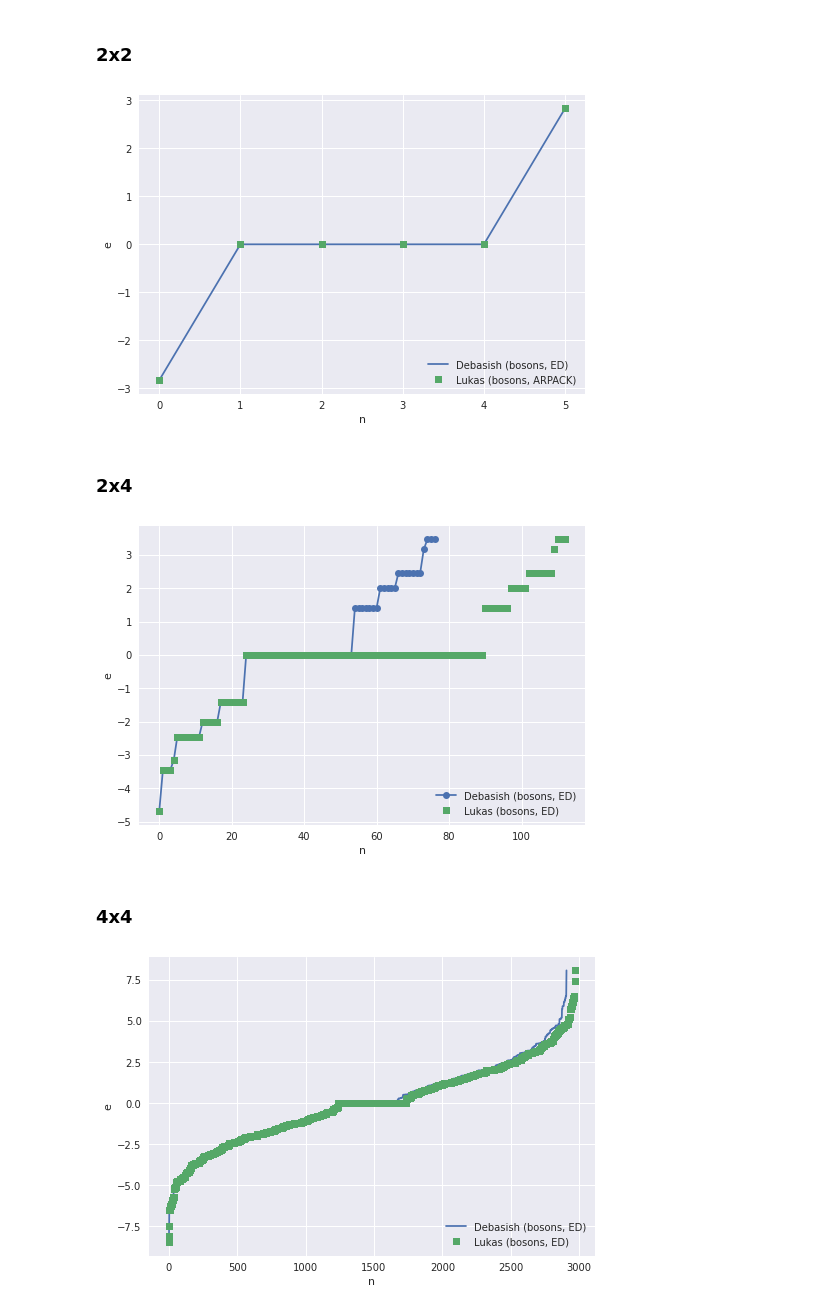
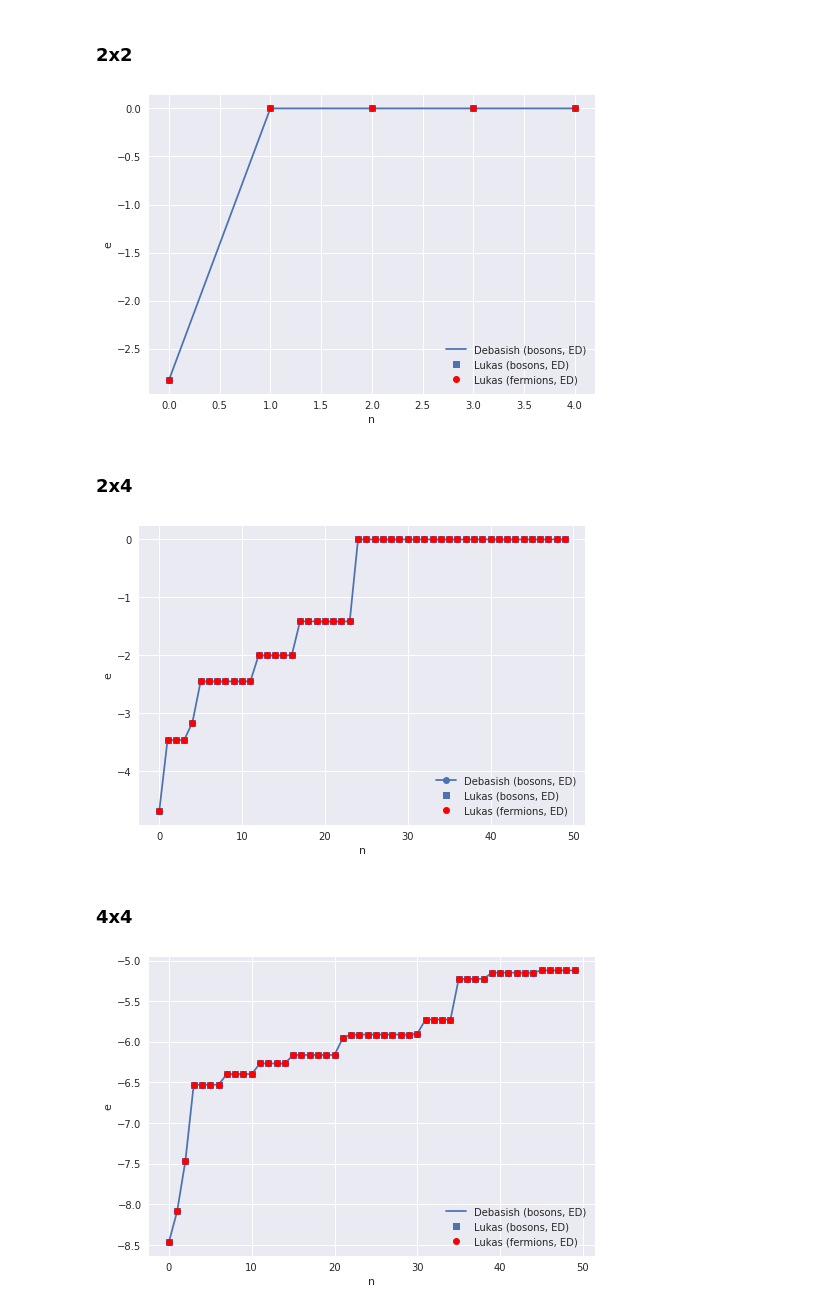
Before and after one commit to cygnus2/FQLMs, a Jupyter notebook: python_gauss_lattice/data_checks/compare_results.ipynb, the cells around one changed output. Saved outputs shown, nothing was run; the diff lists cells and outputs as text; code cells hidden in the pictures.

Commit message:
Fermions implemented and tested.

```diff
--- a/python_gauss_lattice/data_checks/compare_results.ipynb
+++ b/python_gauss_lattice/data_checks/compare_results.ipynb
@@ -34,70 +42,76 @@ with plt.style.context('seaborn'):
 ### 2x2
 # %%
 db_bose = pd.read_csv('../../CODES1F/lam0.0/Oflip_2x2.dat', names=['energy', '---'], sep='\s+')
-lr_bose = pd.read_csv('../output/spectrum_winding_states_2x2.dat', sep=',', names=['e_real', 'e_imag'])
+lr_bose_full = pd.read_csv('../output/FULL_spectrum_bosons_winding_states_2x2.dat', sep=',', names=['e_real', 'e_imag'])
+lr_fermi_full = pd.read_csv('../output/FULL_spectrum_fermions_winding_states_2x2.dat', sep=',', names=['e_real', 'e_imag'])
 
 
 with plt.style.context('seaborn'):
     fig, ax = plt.subplots()
 
-    cutoff = 100
+    cutoff = 5
 
-    # Debasish ED.
-    ax.plot(db_bose['energy'][:cutoff], label='Debasish (bosons, ED)')
+    # Bosons.
+    line = ax.plot(db_bose['energy'][:cutoff], label='Debasish (bosons, ED)')
+    ax.plot(lr_bose_full['e_real'][:cutoff], label='Lukas (bosons, ED)', marker='s', ls='', color=line[0].get_color())
 
-    # Lukas Lanczos.
-    ax.plot(lr_bose['e_real'][:cutoff], label='Lukas (bosons, ARPACK)', marker='s', ls='')
+    # Fermions.
+    ax.plot(lr_fermi_full['e_real'][:cutoff], label='Lukas (fermions, ED)', marker='o', ls='', color='red')
+
 
 
     ax.set_xlabel('n')
     ax.set_ylabel('e')
     ax.legend(loc='lower right')
 # %% [output]
-[figure, old version]
+[figure, new version]
 # %% [markdown]
 ### 2x4
 # %%
 db_bose = pd.read_csv('../../CODES1F/lam0.0/Oflip_4x2.dat', names=['energy', '---'], sep='\s+')
-lr_bose_full = pd.read_csv('../output/FULL_spectrum_winding_states_2x4.dat', sep=',', names=['e_real', 'e_imag'])
-
+lr_bose_full = pd.read_csv('../output/FULL_spectrum_bosons_winding_states_2x4.dat', sep=',', names=['e_real', 'e_imag'])
+lr_fermi_full = pd.read_csv('../output/FULL_spectrum_fermions_winding_states_2x4.dat', sep=',', names=['e_real', 'e_imag'])
 
 with plt.style.context('seaborn'):
     fig, ax = plt.subplots()
 
-    cutoff = -1
+    cutoff = 50
 
-    # Debasish ED.
-    ax.plot(db_bose['energy'][:cutoff], label='Debasish (bosons, ED)', marker='o')
+    # Bosons.
+    line = ax.plot(db_bose['energy'][:cutoff], label='Debasish (bosons, ED)', marker='o')
+    ax.plot(lr_bose_full['e_real'][:cutoff], label='Lukas (bosons, ED)', marker='s', ls='', color=line[0].get_color())
 
-    # Lukas Lanczos.
-    ax.plot(lr_bose_full['e_real'][:cutoff], label='Lukas (bosons, ED)', marker='s', ls='')
+    # Fermions.
+    ax.plot(lr_fermi_full['e_real'][:cutoff], label='Lukas (fermions, ED)', marker='o', ls='', color='red')
 
 
     ax.set_xlabel('n')
     ax.set_ylabel('e')
     ax.legend(loc='lower right')
 # %% [output]
-[figure, old version]
+[figure, new version]
 # %% [markdown]
 ### 4x4
 # %%
 db_bose = pd.read_csv('../../CODES1F/lam0.0/Oflip_4x4.dat', names=['energy', '---'], sep='\s+')
-lr_bose_full = pd.read_csv('../output/FULL_spectrum_winding_states_4x4.dat', sep=',', names=['e_real', 'e_imag'])
+lr_bose_full = pd.read_csv('../output/FULL_spectrum_bosons_winding_states_4x4.dat', sep=',', names=['e_real', 'e_imag'])
+lr_fermi_full = pd.read_csv('../output/FULL_spectrum_fermions_winding_states_4x4.dat', sep=',', names=['e_real', 'e_imag'])
 
 
 with plt.style.context('seaborn'):
     fig, ax = plt.subplots()
 
-    cutoff = -1
+    cutoff = 50
 
     # Debasish ED.
-    ax.plot(db_bose['energy'][:cutoff], label='Debasish (bosons, ED)')
+    line = ax.plot(db_bose['energy'][:cutoff], label='Debasish (bosons, ED)')
+    ax.plot(lr_bose_full['e_real'][:cutoff], label='Lukas (bosons, ED)', marker='s', ls='', color=line[0].get_color())
 
-    # Lukas Lanczos.
-    ax.plot(lr_bose_full['e_real'][:cutoff], label='Lukas (bosons, ED)', marker='s', ls='')
+    # Fermions.
+    ax.plot(lr_fermi_full['e_real'][:cutoff], label='Lukas (fermions, ED)', marker='o', ls='', color='red')
 
     ax.set_xlabel('n')
     ax.set_ylabel('e')
     ax.legend(loc='lower right')
 # %% [output]
-[figure, old version]
+[figure, new version]
```
Also changed, not shown: parts of 2 cells of this notebook, 1 other file.
